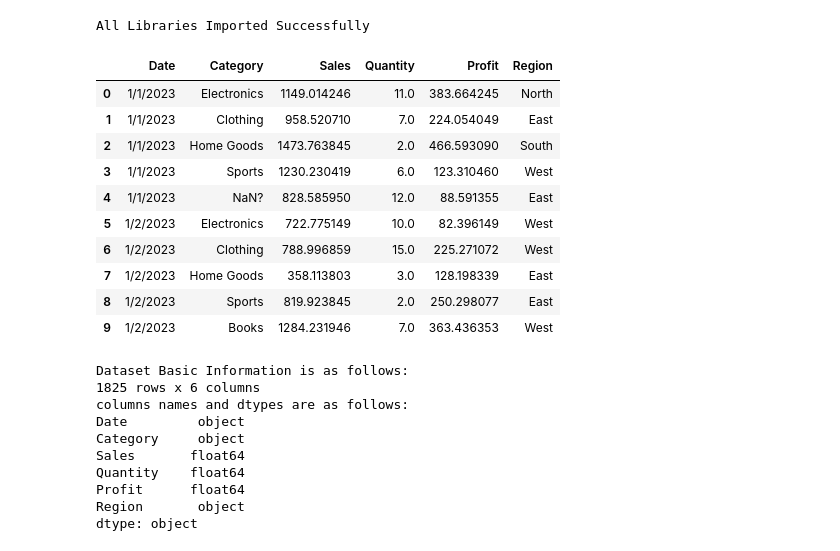
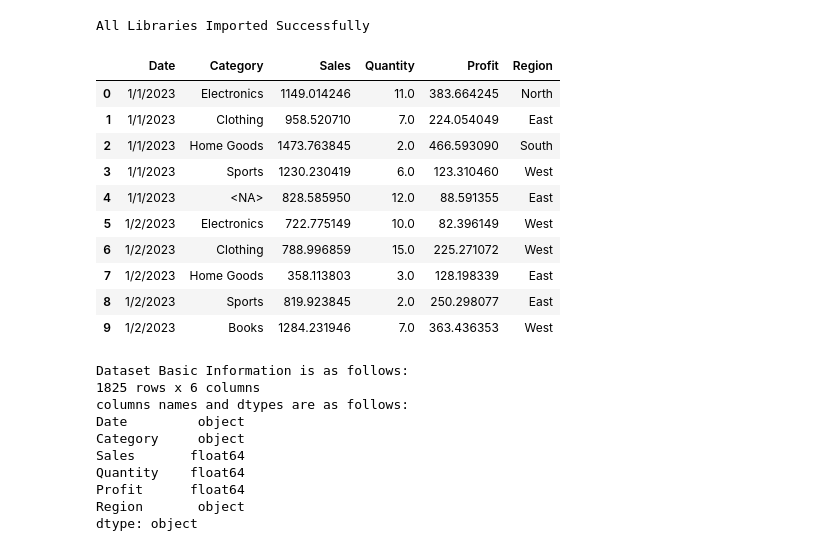
Before and after one commit to daniyal-devx/DigiSkills-AI-Using-Python, a Jupyter notebook: Retail_Sales_Analysis_Project/retail_sales_analysis_project.ipynb, the cells around one changed output. Cells and saved outputs as stored; diff of their text form; code cells hidden in the pictures.

```diff
--- a/Retail_Sales_Analysis_Project/retail_sales_analysis_project.ipynb
+++ b/Retail_Sales_Analysis_Project/retail_sales_analysis_project.ipynb
@@ -13,14 +13,19 @@ print ("All Libraries Imported Successfully")
 All Libraries Imported Successfully
 # %%
 df=pd.read_csv("retail_sales.csv")
+df = pd.read_csv("retail_sales.csv")
+
+# Fix string-based fake null values
+df['Category'] = df['Category'].replace(['Null', 'NaN?', 'Nan', 'null', 'nan', 'NULL'], pd.NA)
+df['Region'] = df['Region'].replace(['Null', 'NaN?', 'Nan', 'null', 'nan', 'NULL'], pd.NA)
 df.head(10)
 # %% [output]
 |  | Date | Category | Sales | Quantity | Profit | Region |
 | 0 | 1/1/2023 | Electronics | 1149.014246 | 11.0 | 383.664245 | North |
 | 1 | 1/1/2023 | Clothing | 958.520710 | 7.0 | 224.054049 | East |
 | 2 | 1/1/2023 | Home Goods | 1473.763845 | 2.0 | 466.593090 | South |
 | 3 | 1/1/2023 | Sports | 1230.230419 | 6.0 | 123.310460 | West |
-| 4 | 1/1/2023 | NaN? | 828.585950 | 12.0 | 88.591355 | East |
+| 4 | 1/1/2023 | <NA> | 828.585950 | 12.0 | 88.591355 | East |
 | 5 | 1/2/2023 | Electronics | 722.775149 | 10.0 | 82.396149 | West |
 | 6 | 1/2/2023 | Clothing | 788.996859 | 15.0 | 225.271072 | West |
 | 7 | 1/2/2023 | Home Goods | 358.113803 | 3.0 | 128.198339 | East |
```
Also changed, not shown: parts of 14 cells of this notebook.
